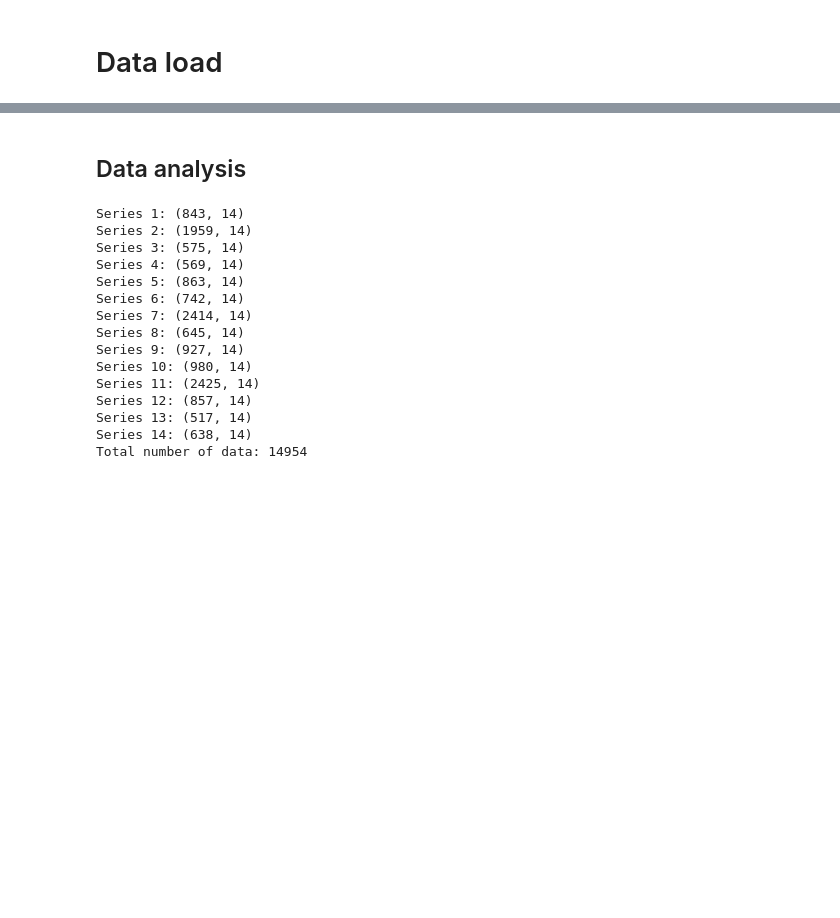
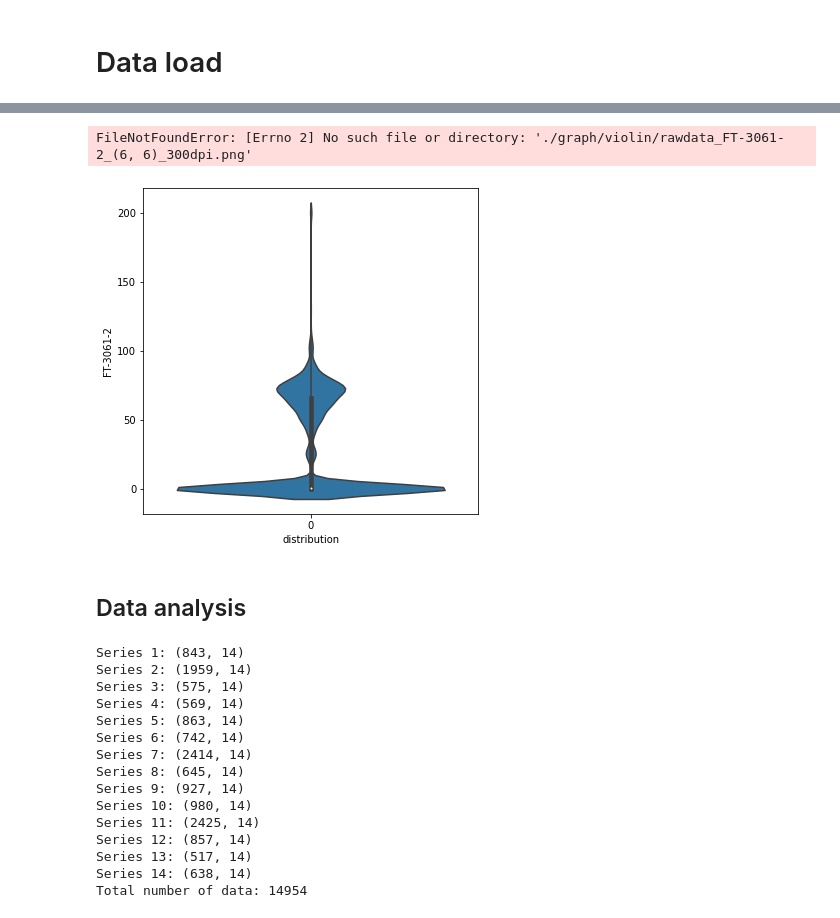
Before and after one commit to pseokyoung/22_Dual_Attention, a Jupyter notebook: main.ipynb, the cells around one changed output, grey strips where cells are left out. Drawn from its saved outputs; the diff is of its cells as text; code cells hidden in the pictures; blank space fills up the shorter version.

Commit message:
graph 저장

```diff
--- a/main.ipynb
+++ b/main.ipynb
@@ -6,8 +38,14 @@ sys.path.append("..")
 # %%
-from src.common import *
+
 project_name = "dual_attention"
 createfolder("./data")
 createfolder("./model")
 createfolder("./result")
+createfolder("./graph")
+
+data_path = "./data"
+model_path = "./model"
+result_path = "./result"
+graph_path = "./graph"
 # %% [markdown]
 # Data load
@@ -35,0 +54,4 @@ csv file is loaded from ./data/pre_data/Series 14.csv
+# %%
+raw_data = loadfile(data_path, "raw data", 'csv')
+display(raw_data.describe())
+display(raw_data.info())
@@ -36,3 +87,9 @@ csv file is loaded from ./data/pre_data/Series 14.csv
+# %%
+plot_var = raw_data.columns[4:]
+graph.violin(df=raw_data, plot_var=plot_var, figname='rawdata')
+# %% [output]
+FileNotFoundError: [Errno 2] No such file or directory: './graph/violin/rawdata_FT-3061-2_(6, 6)_300dpi.png'
+[figure, added]
 # %% [markdown]
 ## Data analysis
 # %%
```
Also changed, not shown: parts of 7 cells of this notebook, 13 other files.
